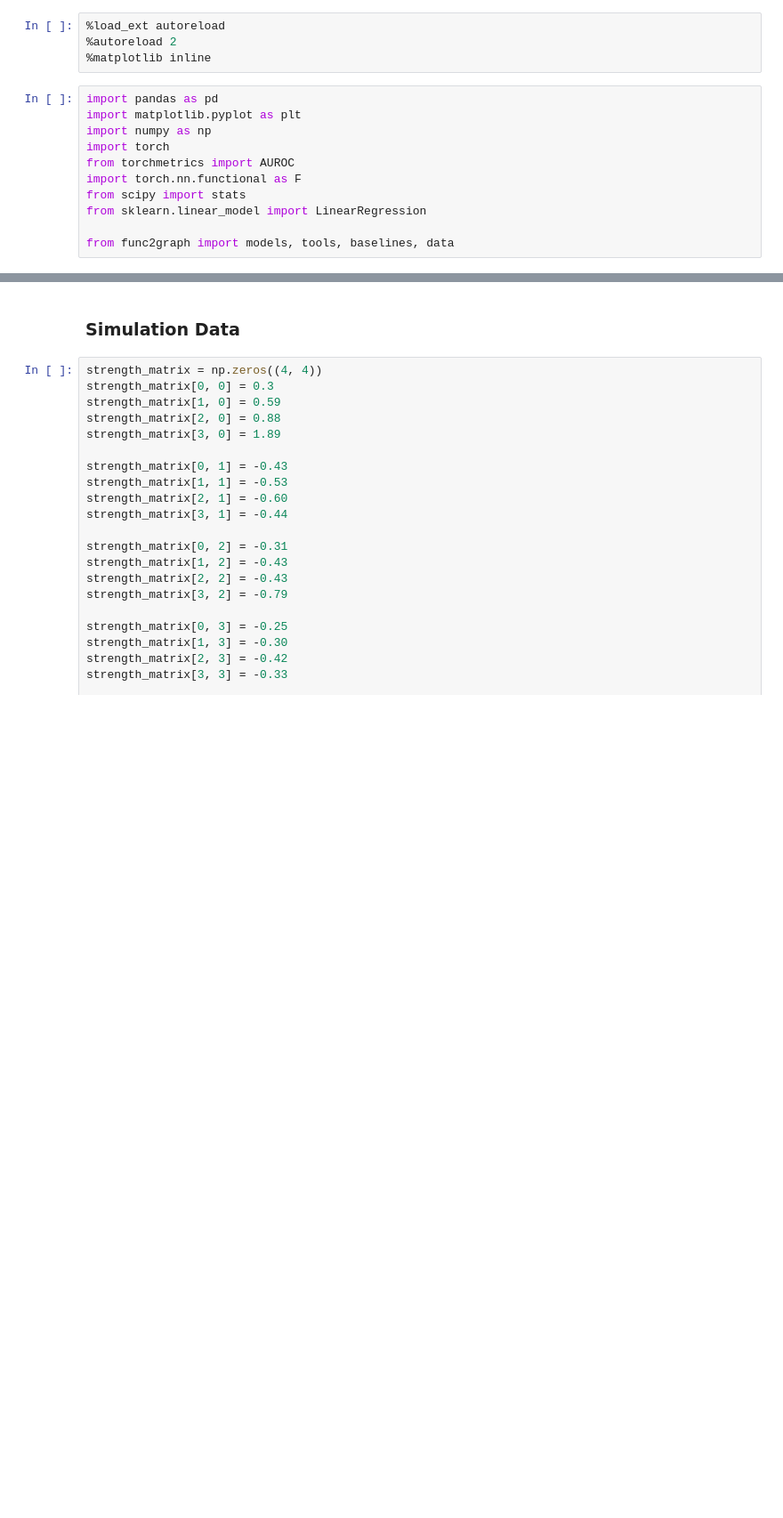
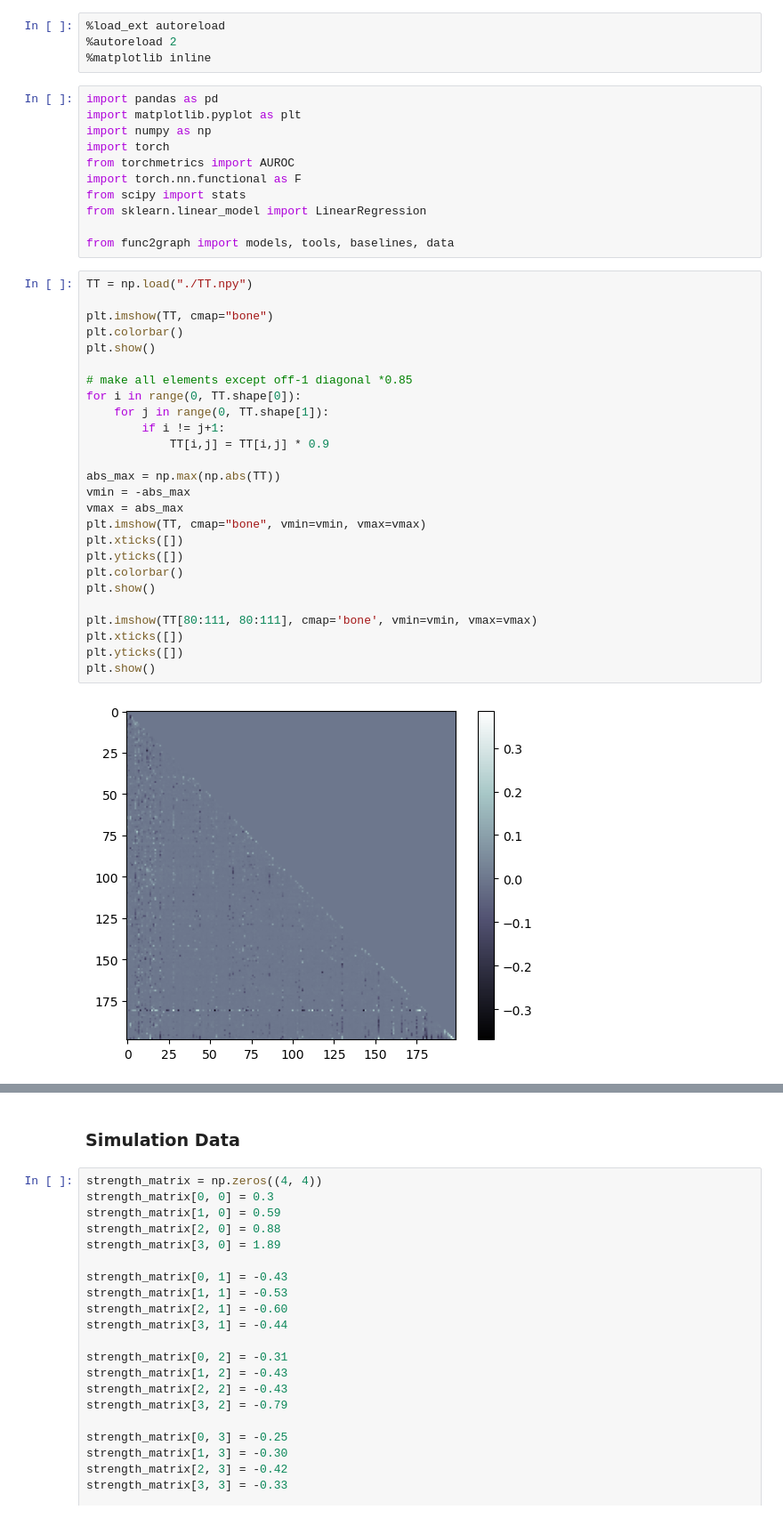
Before and after one commit to wuweizhang0723/func2graph, a Jupyter notebook: notebook/plot.ipynb, the cells around one changed output, grey strips where cells are left out. Shown at 89% size. Drawn from its saved outputs; the diff is of its cells as text; blank space fills up the shorter version.

Commit message:
update plot.ipynb notebook

```diff
--- a/notebook/plot.ipynb
+++ b/notebook/plot.ipynb
@@ -13,3 +13,31 @@ from scipy import stats
 from sklearn.linear_model import LinearRegression
 
 from func2graph import models, tools, baselines, data
+# %%
+TT = np.load("./TT.npy")
+
+plt.imshow(TT, cmap="bone")
+plt.colorbar()
+plt.show()
+
+# make all elements except off-1 diagonal *0.85
+for i in range(0, TT.shape[0]):
+    for j in range(0, TT.shape[1]):
+        if i != j+1:
+            TT[i,j] = TT[i,j] * 0.9
+
+abs_max = np.max(np.abs(TT))
+vmin = -abs_max
+vmax = abs_max
+plt.imshow(TT, cmap="bone", vmin=vmin, vmax=vmax)
+plt.xticks([])
+plt.yticks([])
+plt.colorbar()
+plt.show()
+
+plt.imshow(TT[80:111, 80:111], cmap='bone', vmin=vmin, vmax=vmax)
+plt.xticks([])
+plt.yticks([])
+plt.show()
+# %% [output]
+[figure, added]
```
Also changed, not shown: parts of 6 cells of this notebook.
